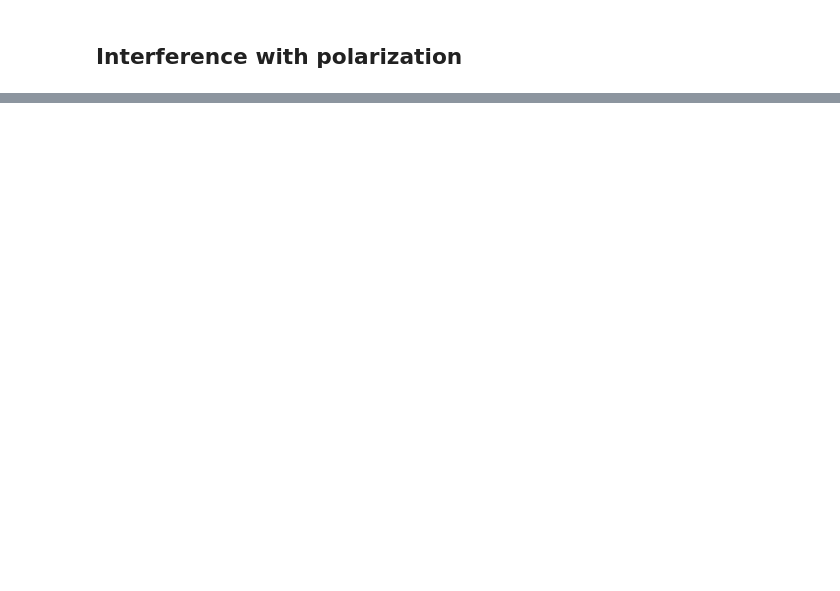
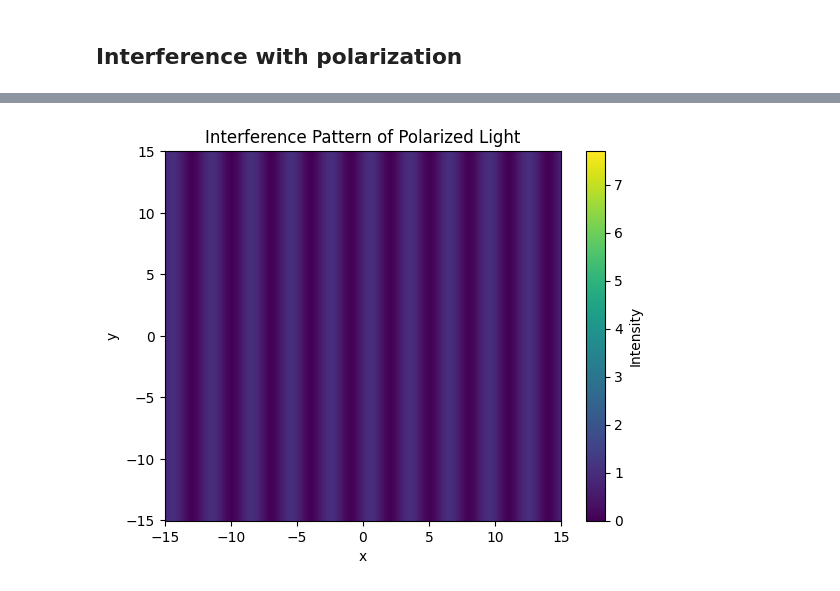
Before and after one commit to aguslzz/interference_polarization, a Jupyter notebook: main.ipynb, the cells around one changed output, grey strips where cells are left out. Cells and saved outputs as stored; diff of their text form; code cells hidden in the pictures; blank space fills up the shorter version.

```diff
--- a/main.ipynb
+++ b/main.ipynb
@@ -99,0 +164,16 @@ plt.show()
+# %%
+fig, ax = plt.subplots()
+
+c = ax.pcolormesh(X, Y, intensity_2, vmin=0, vmax=intensity_max)
+
+# Add colorbar
+fig.colorbar(c, ax=ax, label='Intensity')
+
+# Labels and title
+ax.set_xlabel('x')
+ax.set_ylabel('y')
+ax.set_title('Interference Pattern of Polarized Light')
+
+plt.show()
+# %% [output]
+[figure, added]
```
Also changed, not shown: parts of 7 cells of this notebook.
